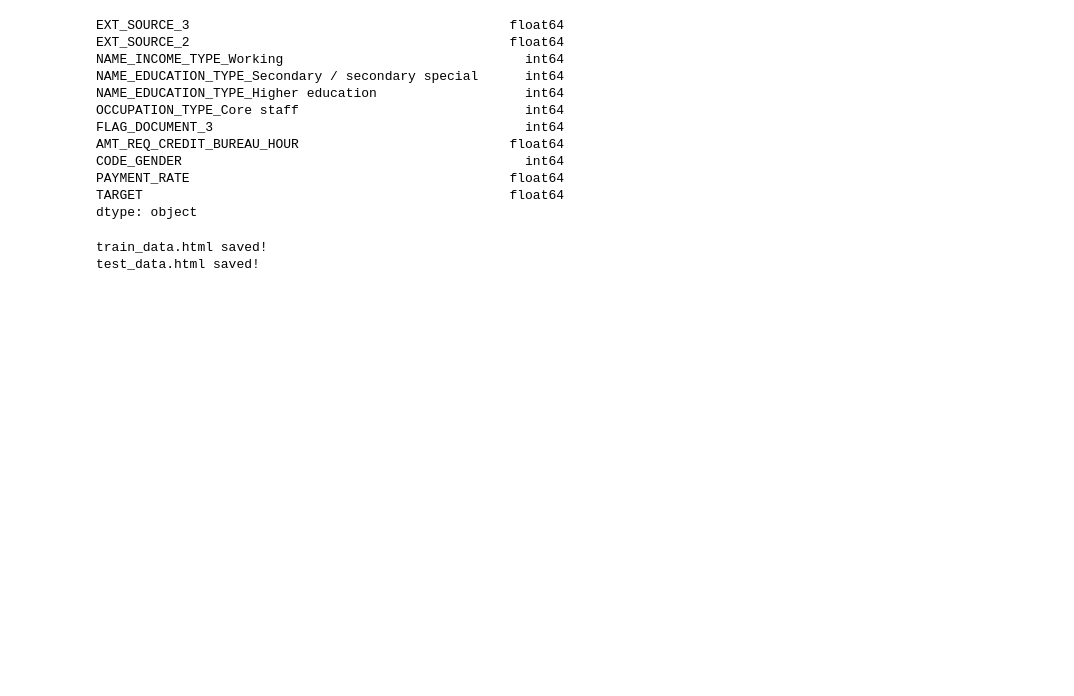
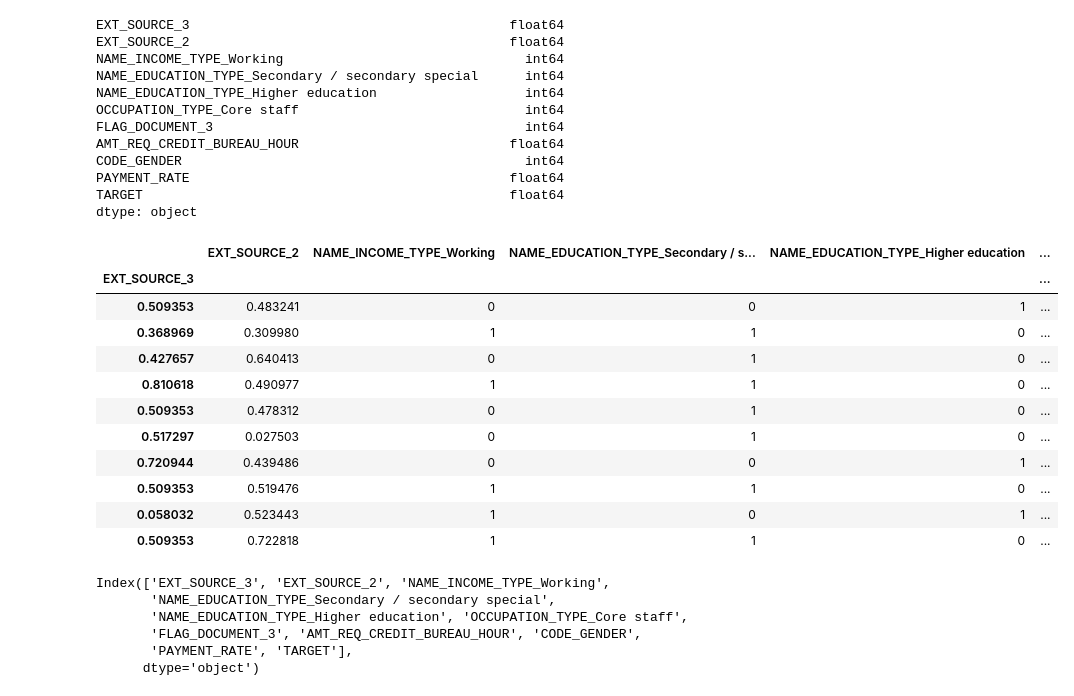
Before and after one commit to Muricael/Projet7_git, a Jupyter notebook: xgb.ipynb, the cells around one changed output. Drawn from its saved outputs; the diff is of its cells as text; code cells hidden in the pictures; blank space fills up the shorter version.

```diff
--- a/xgb.ipynb
+++ b/xgb.ipynb
@@ -626,15 +635,29 @@ CODE_GENDER                                            int64
 PAYMENT_RATE                                         float64
 TARGET                                               float64
 dtype: object
-# %%
-def save_df_as_html(df, filename):
-    html_content = df.to_html()
-    with open(filename, 'w', encoding="utf-8") as file:
-        file.write(html_content)
-    print(f"{filename} saved!")
-
-save_df_as_html(train_df, 'train_data.html')
-save_df_as_html(test_df, 'test_data.html')
-# %% [output]
-train_data.html saved!
-test_data.html saved!
+# %%
+import pandas as pd
+test_final = pd.read_csv('test_data.csv')
+test_final.tail(10)
+# %% [output]
+|  | EXT_SOURCE_2 | NAME_INCOME_TYPE_Working | NAME_EDUCATION_TYPE_Secondary / s... | NAME_EDUCATION_TYPE_Higher education | ... |
+| EXT_SOURCE_3 |  |  |  |  | ... |
+| 0.509353 | 0.483241 | 0 | 0 | 1 | ... |
+| 0.368969 | 0.309980 | 1 | 1 | 0 | ... |
+| 0.427657 | 0.640413 | 0 | 1 | 0 | ... |
+| 0.810618 | 0.490977 | 1 | 1 | 0 | ... |
+| 0.509353 | 0.478312 | 0 | 1 | 0 | ... |
+| 0.517297 | 0.027503 | 0 | 1 | 0 | ... |
+| 0.720944 | 0.439486 | 0 | 0 | 1 | ... |
+| 0.509353 | 0.519476 | 1 | 1 | 0 | ... |
+| 0.058032 | 0.523443 | 1 | 0 | 1 | ... |
+| 0.509353 | 0.722818 | 1 | 1 | 0 | ... |
+# %%
+test_final.columns
+# %% [output]
+Index(['EXT_SOURCE_3', 'EXT_SOURCE_2', 'NAME_INCOME_TYPE_Working',
+       'NAME_EDUCATION_TYPE_Secondary / secondary special',
+       'NAME_EDUCATION_TYPE_Higher education', 'OCCUPATION_TYPE_Core staff',
+       'FLAG_DOCUMENT_3', 'AMT_REQ_CREDIT_BUREAU_HOUR', 'CODE_GENDER',
+       'PAYMENT_RATE', 'TARGET'],
+      dtype='object')
```
Also changed, not shown: parts of 23 cells of this notebook, 28 other files.
